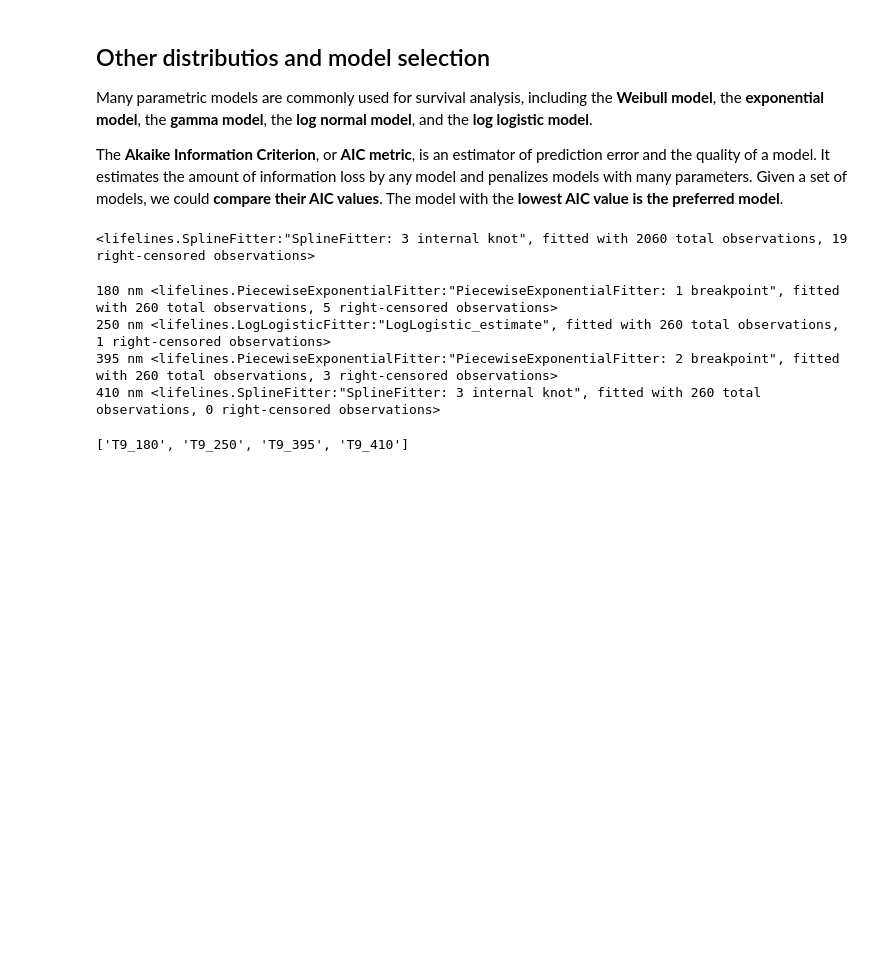
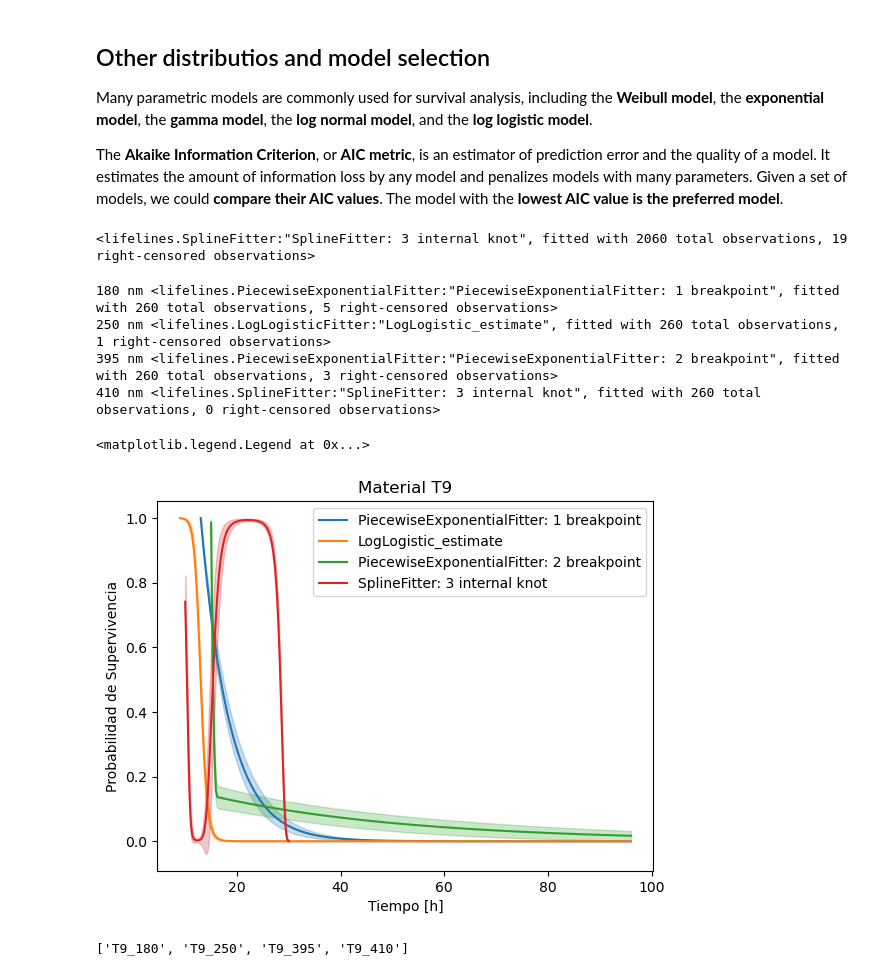
Before and after one commit to andreapy/Quinua, a Jupyter notebook: Germina.ipynb, the cells around one changed output. Cells and saved outputs as stored; diff of their text form; code cells hidden in the pictures; blank space fills up the shorter version.

```diff
--- a/Germina.ipynb
+++ b/Germina.ipynb
@@ -732,22 +739,36 @@ print(best_model)
 # %% [output]
 <lifelines.SplineFitter:"SplineFitter: 3 internal knot", fitted with 2060 total observations, 19 right-censored observations>
 # %%
-def bestmodel(label, time, observed):
+def bestmodel(ax,label, time, observed):
     best_model, best_aic_=find_best_parametric_model(event_times=time,
                                                  event_observed=observed,
-                                                scoring_method="AIC")
+                                                scoring_method="BIC")
+
+    best_model.plot_survival_function(ax=ax)
     print(label,best_model)
 
+
+# Create a subplot
+fig, ax = plt.subplots()
 
 for measurement, color in zip(measurements, colors):
     time_data = melted_df[melted_df['Measurement'] == measurement]['Time']
     observed_data = melted_df[melted_df['Measurement'] == measurement]['observed']
-    bestmodel(color, time_data, observed_data)
+    bestmodel(ax, color, time_data, observed_data)
+
+
+# Customize the plot
+ax.set_xlabel('Tiempo [h]')
+ax.set_ylabel('Probabilidad de Supervivencia')
+ax.set_title('Material T9')
+ax.legend()
 # %% [output]
 180 nm <lifelines.PiecewiseExponentialFitter:"PiecewiseExponentialFitter: 1 breakpoint", fitted with 260 total observations, 5 right-censored observations>
 250 nm <lifelines.LogLogisticFitter:"LogLogistic_estimate", fitted with 260 total observations, 1 right-censored observations>
 395 nm <lifelines.PiecewiseExponentialFitter:"PiecewiseExponentialFitter: 2 breakpoint", fitted with 260 total observations, 3 right-censored observations>
 410 nm <lifelines.SplineFitter:"SplineFitter: 3 internal knot", fitted with 260 total observations, 0 right-censored observations>
+<matplotlib.legend.Legend at 0x...>
+[figure, added]
 # %%
 measurements
 # %% [output]
```
Also changed, not shown: parts of 9 cells of this notebook.
